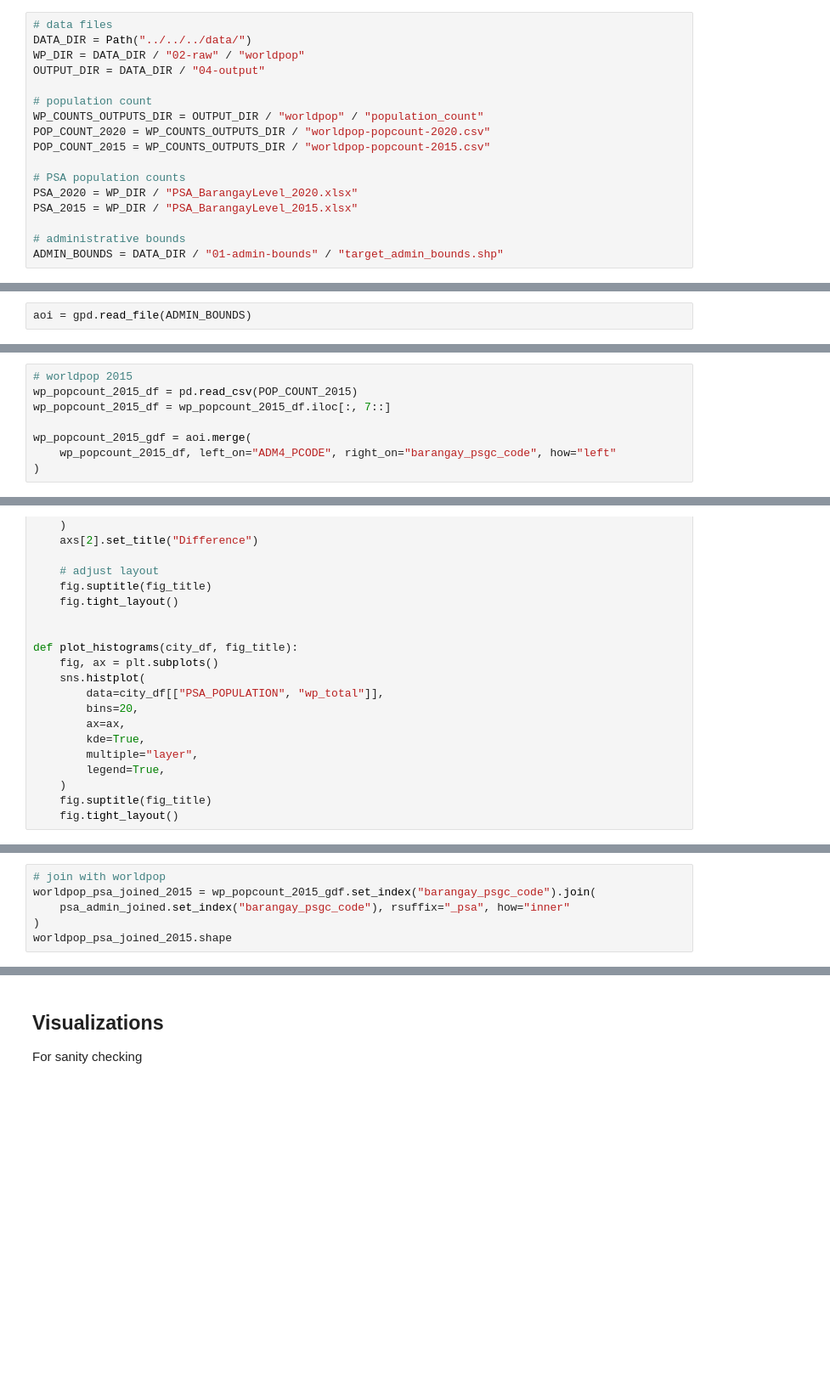
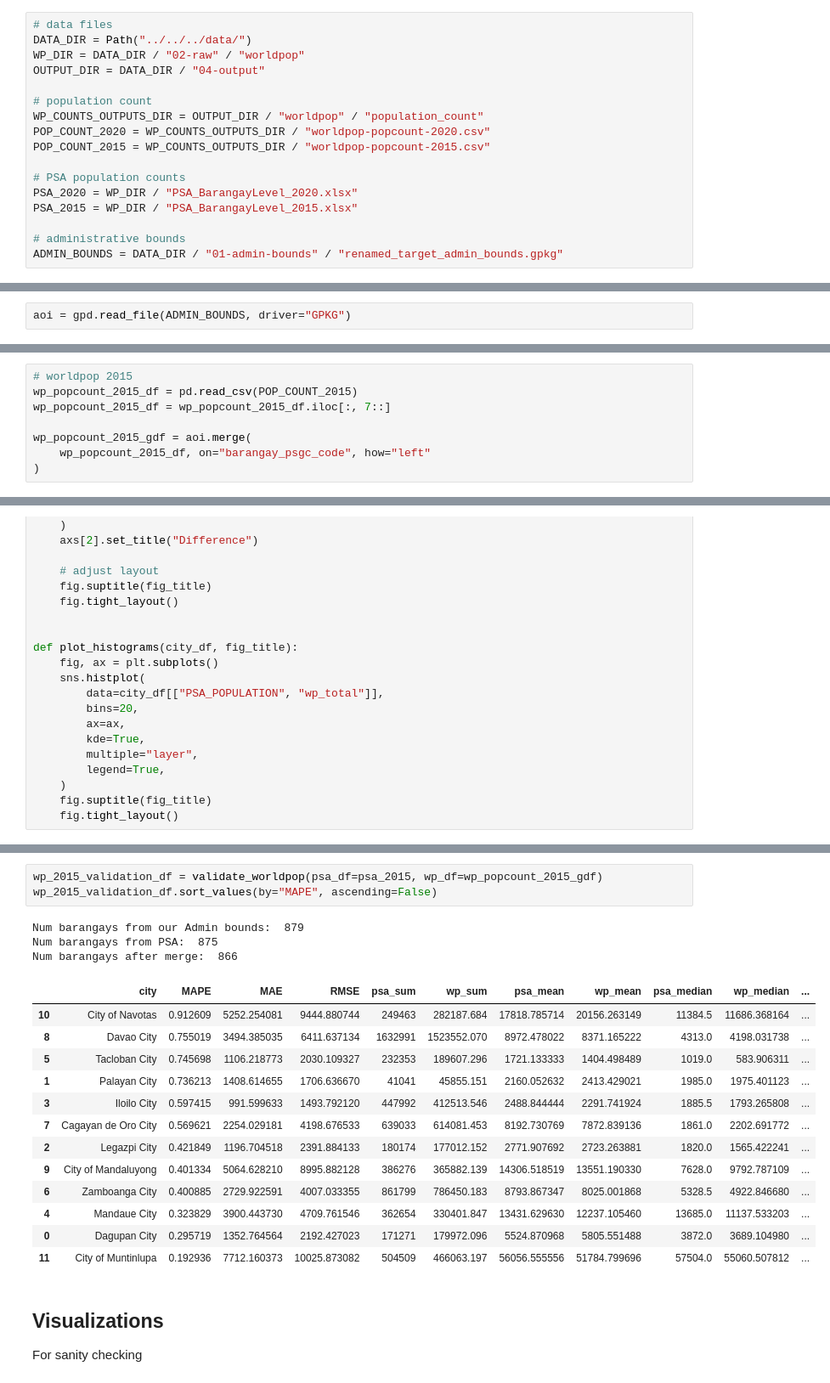
Before and after one commit to thinkingmachines/project-cchain, a Jupyter notebook: notebooks/tm/worldpop/02-compare-worldpop-psa.ipynb, the cells around one changed output, grey strips where cells are left out. Shown at 85% size. Cells and saved outputs as stored; diff of their text form; blank space fills up the shorter version.

Commit message:
Refactor validation statistics

```diff
--- a/notebooks/tm/worldpop/02-compare-worldpop-psa.ipynb
+++ b/notebooks/tm/worldpop/02-compare-worldpop-psa.ipynb
@@ -38,11 +38,11 @@ PSA_2020 = WP_DIR / "PSA_BarangayLevel_2020.xlsx"
 PSA_2015 = WP_DIR / "PSA_BarangayLevel_2015.xlsx"
 
 # administrative bounds
-ADMIN_BOUNDS = DATA_DIR / "01-admin-bounds" / "target_admin_bounds.shp"
+ADMIN_BOUNDS = DATA_DIR / "01-admin-bounds" / "renamed_target_admin_bounds.gpkg"
 # %% [markdown]
 ### Load AOI
 # %%
-aoi = gpd.read_file(ADMIN_BOUNDS)
+aoi = gpd.read_file(ADMIN_BOUNDS, driver="GPKG")
 # %% [markdown]
 ### Load WorldPop Population Counts
 # %%
@@ -59,7 +59,7 @@ wp_popcount_2015_df = pd.read_csv(POP_COUNT_2015)
 wp_popcount_2015_df = wp_popcount_2015_df.iloc[:, 7::]
 
 wp_popcount_2015_gdf = aoi.merge(
-    wp_popcount_2015_df, left_on="ADM4_PCODE", right_on="barangay_psgc_code", how="left"
+    wp_popcount_2015_df, on="barangay_psgc_code", how="left"
 )
 # %% [markdown]
 ### Load PSA 2020
@@ -315,6 +340,0 @@ def split_to_city_dfs():
-# %%
-# join with worldpop
-worldpop_psa_joined_2015 = wp_popcount_2015_gdf.set_index("barangay_psgc_code").join(
-    psa_admin_joined.set_index("barangay_psgc_code"), rsuffix="_psa", how="inner"
-)
-worldpop_psa_joined_2015.shape
@@ -388,6 +358,26 @@ summary_df.sort_values(by="MAPE", ascending=False)
 | 4 | Mandaue City | 0.394946 | 4557.821958 | 5648.387312 | 364116 | 356164.897 | 13485.777778 | 13191.292480 | 13832.0 | 12413.217773 | ... |
 | 6 | Zamboanga City | 0.391694 | 3215.988600 | 4756.209624 | 977234 | 847562.855 | 9971.775510 | 8648.600556 | 6185.0 | 5199.376709 | ... |
 | 11 | City of Muntinlupa | 0.207081 | 9698.027995 | 11044.472057 | 543445 | 478644.119 | 60382.777778 | 53182.679905 | 57196.0 | 56619.687500 | ... |
+# %%
+wp_2015_validation_df = validate_worldpop(psa_df=psa_2015, wp_df=wp_popcount_2015_gdf)
+wp_2015_validation_df.sort_values(by="MAPE", ascending=False)
+# %% [output]
+Num barangays from our Admin bounds:  879
+Num barangays from PSA:  875
+Num barangays after merge:  866
+|  | city | MAPE | MAE | RMSE | psa_sum | wp_sum | psa_mean | wp_mean | psa_median | wp_median | ... |
+| 10 | City of Navotas | 0.912609 | 5252.254081 | 9444.880744 | 249463 | 282187.684 | 17818.785714 | 20156.263149 | 11384.5 | 11686.368164 | ... |
+| 8 | Davao City | 0.755019 | 3494.385035 | 6411.637134 | 1632991 | 1523552.070 | 8972.478022 | 8371.165222 | 4313.0 | 4198.031738 | ... |
+| 5 | Tacloban City | 0.745698 | 1106.218773 | 2030.109327 | 232353 | 189607.296 | 1721.133333 | 1404.498489 | 1019.0 | 583.906311 | ... |
+| 1 | Palayan City | 0.736213 | 1408.614655 | 1706.636670 | 41041 | 45855.151 | 2160.052632 | 2413.429021 | 1985.0 | 1975.401123 | ... |
+| 3 | Iloilo City | 0.597415 | 991.599633 | 1493.792120 | 447992 | 412513.546 | 2488.844444 | 2291.741924 | 1885.5 | 1793.265808 | ... |
+| 7 | Cagayan de Oro City | 0.569621 | 2254.029181 | 4198.676533 | 639033 | 614081.453 | 8192.730769 | 7872.839136 | 1861.0 | 2202.691772 | ... |
+| 2 | Legazpi City | 0.421849 | 1196.704518 | 2391.884133 | 180174 | 177012.152 | 2771.907692 | 2723.263881 | 1820.0 | 1565.422241 | ... |
+| 9 | City of Mandaluyong | 0.401334 | 5064.628210 | 8995.882128 | 386276 | 365882.139 | 14306.518519 | 13551.190330 | 7628.0 | 9792.787109 | ... |
+| 6 | Zamboanga City | 0.400885 | 2729.922591 | 4007.033355 | 861799 | 786450.183 | 8793.867347 | 8025.001868 | 5328.5 | 4922.846680 | ... |
+| 4 | Mandaue City | 0.323829 | 3900.443730 | 4709.761546 | 362654 | 330401.847 | 13431.629630 | 12237.105460 | 13685.0 | 11137.533203 | ... |
+| 0 | Dagupan City | 0.295719 | 1352.764564 | 2192.427023 | 171271 | 179972.096 | 5524.870968 | 5805.551488 | 3872.0 | 3689.104980 | ... |
+| 11 | City of Muntinlupa | 0.192936 | 7712.160373 | 10025.873082 | 504509 | 466063.197 | 56056.555556 | 51784.799696 | 57504.0 | 55060.507812 | ... |
 # %% [markdown]
 ## Visualizations
 
```
Also changed, not shown: parts of 14 cells of this notebook.
